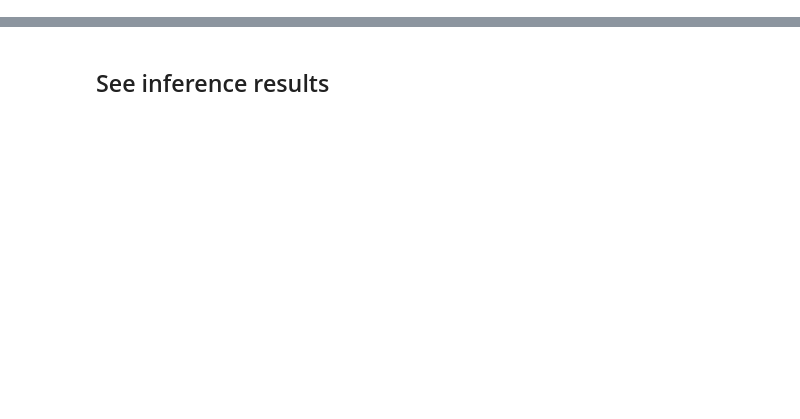
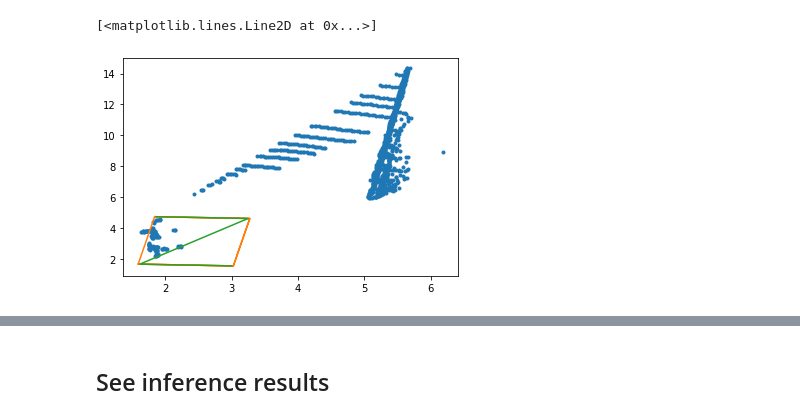
Before and after one commit to kanhua/lyft-3d-main, a Jupyter notebook: Visualize frustum from frustum-pointnet provider(kitti).ipynb, the cells around one changed output, grey strips where cells are left out. Saved outputs shown, nothing was run; the diff lists cells and outputs as text; code cells hidden in the pictures; blank space fills up the shorter version.

```diff
--- a/Visualize frustum from frustum-pointnet provider(kitti).ipynb
+++ b/Visualize frustum from frustum-pointnet provider(kitti).ipynb
@@ -93,0 +88,7 @@ plt.plot(pointset_before_transformation[:,0],pointset_before_transformation[:,2]
+# %%
+box_3d_center_before_transformation=dataset.box3d_list[data_idx]
+print("box center before transformation:",box_3d_center_before_transformation)
+box_lwh=dataset.size_list[data_idx]
+print("box size (lwh):",box_lwh)
+heading_angle=dataset.heading_list[data_idx]
+print("heading angle:",heading_angle)
@@ -93,0 +106,15 @@ plt.plot(pointset_before_transformation[:,0],pointset_before_transformation[:,2]
+# %%
+box3d_center=get_box_center(box_3d_center_before_transformation)
+# %%
+bounding_box_camera_coord=Box(center=box3d_center,size=[box_lwh[1],box_lwh[0],box_lwh[2]],
+                             orientation=Quaternion(axis=[0,1,0],angle=heading_angle))
+# %%
+box_corners=bounding_box_camera_coord.corners()
+box_corners=np.transpose(box_corners)
+# %%
+plt.plot(pointset_before_transformation[:,0],pointset_before_transformation[:,2],'.')
+plt.plot(box_3d_center_before_transformation[:,0],box_3d_center_before_transformation[:,2])
+plt.plot(box_corners[:,0],box_corners[:,2])
+# %% [output]
+[<matplotlib.lines.Line2D at 0x...>]
+[figure, added]
```
Also changed, not shown: parts of 34 cells of this notebook, 4 other files.
